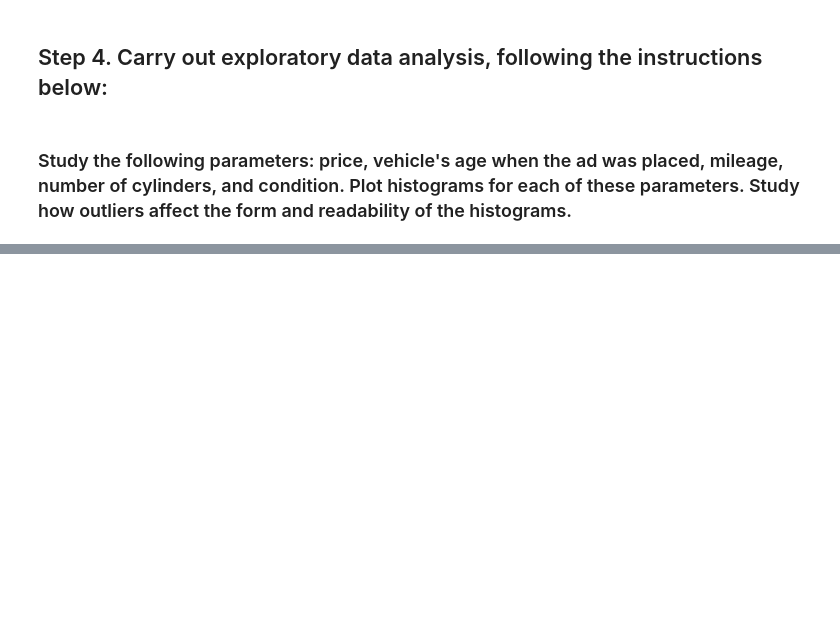
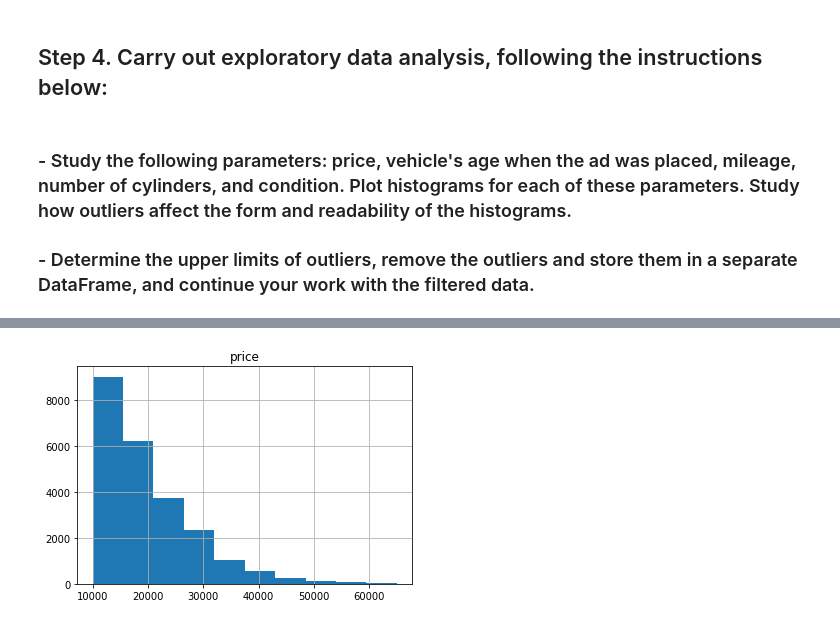
Before and after one commit to richabianca/yandex_projects, a Jupyter notebook: car_prices.ipynb, the cells around one changed output, grey strips where cells are left out. Drawn from its saved outputs; the diff is of its cells as text; code cells hidden in the pictures; blank space fills up the shorter version.

```diff
--- a/car_prices.ipynb
+++ b/car_prices.ipynb
@@ -260,4 +250,6 @@ cars['mileage'].fillna(value=0, inplace=True) #missing values replaced by 0.
 # %% [markdown]
 ## Step 4. Carry out exploratory data analysis, following the instructions below:
 # %% [markdown]
-### Study the following parameters: price, vehicle's age when the ad was placed, mileage, number of cylinders, and condition. Plot histograms for each of these parameters. Study how outliers affect the form and readability of the histograms.
+### - Study the following parameters: price, vehicle's age when the ad was placed, mileage, number of cylinders, and condition. Plot histograms for each of these parameters. Study how outliers affect the form and readability of the histograms.
+
+### - Determine the upper limits of outliers, remove the outliers and store them in a separate DataFrame, and continue your work with the filtered data.
@@ -263,0 +258,6 @@ cars['mileage'].fillna(value=0, inplace=True) #missing values replaced by 0.
+# %%
+price_hist = cars.hist('price', range=(10000, 65000)) # raw histogram of price column
+filtered_price_hist = cars.query('price > 65000').describe()
+filtered_price_hist #filtered histogram of price column
+#outliers['price'] = filtered_price_hist
+# %% [output]
@@ -263,0 +273 @@ cars['mileage'].fillna(value=0, inplace=True) #missing values replaced by 0.
+[figure, added]
```
Also changed, not shown: parts of 12 cells of this notebook.
